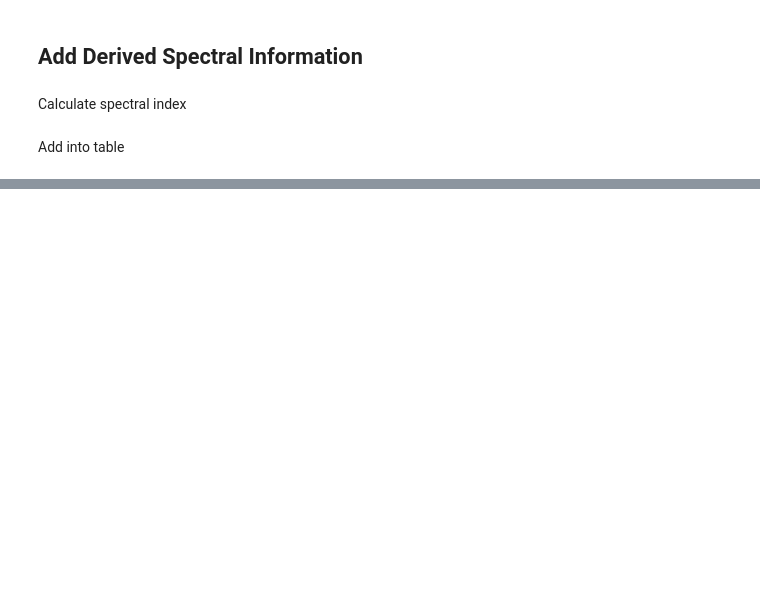
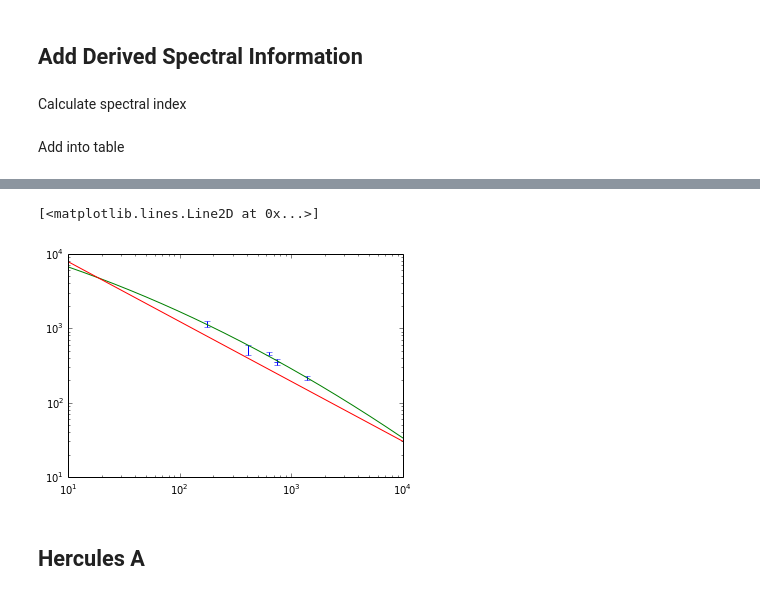
Before and after one commit to radiocosmology/cora, a Jupyter notebook: cora/foreground/data/catalogue_match.ipynb, the cells around one changed output, grey strips where cells are left out. Drawn from its saved outputs; the diff is of its cells as text; code cells hidden in the pictures; blank space fills up the shorter version.

```diff
--- a/cora/foreground/data/catalogue_match.ipynb
+++ b/cora/foreground/data/catalogue_match.ipynb
@@ -186,0 +299,13 @@ final_table['BETA'] = beta
+# %%
+freq_m87 = np.array([178.0, 408.0, 635.0, 750.0, 750.0, 1400.0])
+flux_m87 = np.array([1144.0, 510.0, 460.3, 337.0, 368.2, 214])
+err_m87 = np.array([114.0, 77.0, 18.7, 17.0, 18.4, 10.5])
+# %%
+m_m87 = fit_curved_spectrum(freq_m87, flux_m87, err_m87)
+# %%
+errorbar(freq_m87, flux_m87, yerr=err_m87, fmt=None)
+loglog(fa, model_curve(m_m87, fa))
+loglog(fa, final_table['S600'][4] * (fa /600.0)**final_table['BETA'][4])
+# %% [output]
+[<matplotlib.lines.Line2D at 0x...>]
+[figure, added]
@@ -186,0 +318,2 @@ final_table['BETA'] = beta
+# %% [markdown]
+## Hercules A
```
Also changed, not shown: parts of 65 cells of this notebook, 5 other files.
